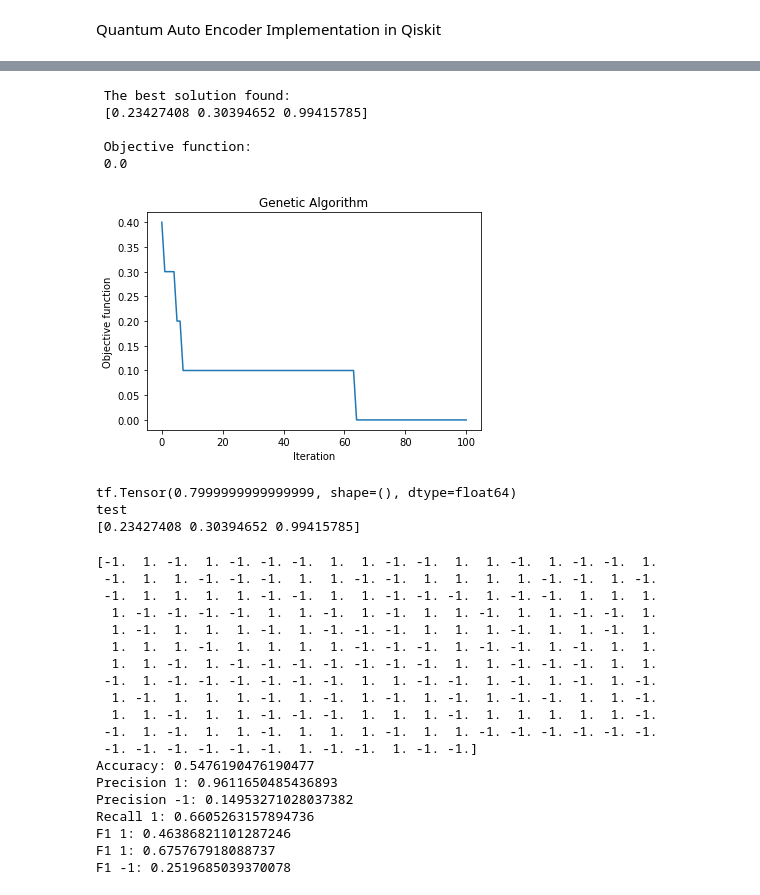
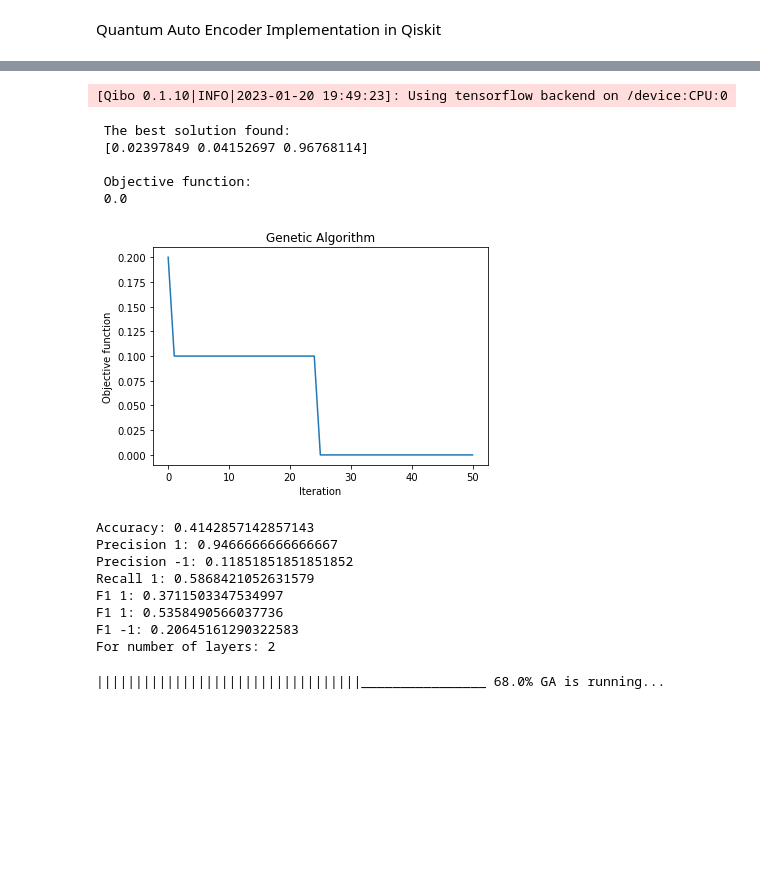
Before and after one commit to welremco/Group3QuantumOneClassSVMs, a Jupyter notebook: Algorithm1.ipynb, the cells around one changed output, grey strips where cells are left out. Drawn from its saved outputs; the diff is of its cells as text; code cells hidden in the pictures; blank space fills up the shorter version.

```diff
--- a/Algorithm1.ipynb
+++ b/Algorithm1.ipynb
@@ -746,7 +746,7 @@ def Quantum_Autoencoder_circuit(parameters, num_qubits, num_trash_qubits, layers
     return circuit
 
 #TODO
-def cost_hamiltonian(num_qubits, num_trash_qubits):
+def cost_hamiltonian(num_qubits, num_trash_qubits, outliers_fraction = 20/210):
     '''
     Hamiltonian for evaluating Hamming distance based Cost function
     '''
@@ -874,7 +874,7 @@ class VQOCC():
 
             sim = Aer.get_backend('aer_simulator')
             qobj = assemble(qc)
-            job = sim.run(qobj,shots=1024)
+            job = sim.run(qobj,shots=100)
             result = job.result()
             data = result.data()
             resulting_state = data['test2'].data
@@ -978,7 +978,7 @@ class VQOCC():
         algorithm_param = {'max_num_iteration': n_epochs,\
                            'population_size':100,\
                            'mutation_probability':0.1,\
-                           'elit_ratio': 0.01,\
+                           'elit_ratio': 0.1,\
                            'crossover_probability': 0.5,\
                            'parents_portion': 0.3,\
                            'crossover_type':'uniform',\
@@ -986,9 +986,9 @@ class VQOCC():
         model=ga(function=self.function,dimension=len(parameters),variable_type_mixed=vartype,
                  variable_boundaries=varbound, algorithm_parameters = algorithm_param)
         model.run()
-        print(self.function([0,1,1]))
-        print('test')
-        print(model.output_dict['variable'])
+#         print(self.function([0,1,1]))
+#         print('test')
+#         print(model.output_dict['variable'])
         self.parameters = model.output_dict['variable']
 #         self.circuit = circuit_copy
 
@@ -1017,7 +1017,7 @@ class VQOCC():
 
             sim = Aer.get_backend('aer_simulator')
             qobj = assemble(qc)
-            job = sim.run(qobj,shots=1024)
+            job = sim.run(qobj,shots=100)
             result = job.result()
             data = result.data()
             resulting_state = data['test2'].data
@@ -1035,7 +1035,7 @@ class VQOCC():
 #             if
         y_pred = np.around(y_pred)
         y_pred[y_pred == 0] = -1
-        print(y_pred)
+#         print(y_pred)
         print("Accuracy: {}".format(accuracy_score(y, y_pred)))
 
         print("Precision 1: {}".format(precision_score(y, y_pred, average='binary')))
@@ -1050,11 +1050,20 @@ class VQOCC():
         print("F1 1: {}".format(f1_score(y, y_pred, average='binary')))
         print("F1 -1: {}".format(f1_score(y, y_pred, pos_label=-1, average='binary')))
 # %%
+encodings = []
+dataset_count = 0
+outliers_fraction=20/210
 for X, y in dataset_list:
-    encoded_X, num_qubits = data_encoding(X, "FRQI")
-    vqocc = VQOCC(num_qubits=num_qubits,num_trash_qubits=1,layers=1)
-    vqocc.train(encoded_X, lr=0.1, n_epochs=100, batch_size=10, verbose_loss=True)
-    vqocc.test(encoded_X, y)
+    dataset_count = dataset_count + 1
+    print("For dataset: {}".format(dataset_count))
+    for l in range(1, 4):
+        print("For number of layers: {}".format(l))
+        encoded_X, num_qubits = data_encoding(X, "FRQI")
+        vqocc = VQOCC(num_qubits=num_qubits,num_trash_qubits=1,layers=l)
+        # Only input X with TRUE labels into VQC for training
+        train_X = encoded_X[:190]
+        vqocc.train(train_X, lr=0.1, n_epochs=50, batch_size=10, verbose_loss=True)
+        vqocc.test(encoded_X, y)
     break
 # loss_history = vqocc.train(encoded_X, lr=0.1, n_epochs=1, batch_size=10, verbose_loss=True)
 
@@ -1133,28 +1127,16 @@ for X, y in dataset_list:
- The best solution found:
- [0.23427408 0.30394652 0.99415785]
-
- Objective function:
- 0.0
+[Qibo 0.1.10|INFO|2023-01-20 19:49:23]: Using tensorflow backend on /device:CPU:0
+ The best solution found:
+ [0.02397849 0.04152697 0.96768114]
+
+ Objective function:
+ 0.0
-[figure, old version]
+[figure, new version]
-tf.Tensor(0.7999999999999999, shape=(), dtype=float64)
-test
-[0.23427408 0.30394652 0.99415785]
-[-1.  1. -1.  1. -1. -1. -1.  1.  1. -1. -1.  1.  1. -1.  1. -1. -1.  1.
- -1.  1.  1. -1. -1. -1.  1.  1. -1. -1.  1.  1.  1.  1. -1. -1.  1. -1.
- -1.  1.  1.  1.  1. -1. -1.  1.  1. -1. -1. -1.  1. -1. -1.  1.  1.  1.
-  1. -1. -1. -1. -1.  1.  1. -1.  1. -1.  1.  1. -1.  1.  1. -1. -1.  1.
-  1. -1.  1.  1.  1. -1.  1. -1. -1. -1.  1.  1.  1. -1.  1.  1. -1.  1.
-  1.  1.  1. -1.  1.  1.  1.  1. -1. -1. -1.  1. -1. -1.  1. -1.  1.  1.
-  1.  1. -1.  1. -1. -1. -1. -1. -1. -1. -1.  1.  1. -1. -1. -1.  1.  1.
- -1.  1. -1. -1. -1. -1. -1. -1.  1.  1. -1. -1.  1. -1.  1. -1.  1. -1.
-  1. -1.  1.  1.  1. -1.  1. -1.  1. -1.  1. -1.  1. -1. -1.  1.  1. -1.
-  1.  1. -1.  1.  1. -1. -1. -1.  1.  1.  1. -1.  1.  1.  1.  1.  1. -1.
- -1.  1. -1.  1.  1. -1.  1.  1.  1. -1.  1.  1. -1. -1. -1. -1. -1. -1.
- -1. -1. -1. -1. -1. -1.  1. -1. -1.  1. -1. -1.]
-Accuracy: 0.5476190476190477
-Precision 1: 0.9611650485436893
-Precision -1: 0.14953271028037382
-Recall 1: 0.6605263157894736
-F1 1: 0.46386821101287246
-F1 1: 0.675767918088737
-F1 -1: 0.2519685039370078
+Accuracy: 0.4142857142857143
+Precision 1: 0.9466666666666667
+Precision -1: 0.11851851851851852
+Recall 1: 0.5868421052631579
+F1 1: 0.3711503347534997
+F1 1: 0.5358490566037736
+F1 -1: 0.20645161290322583
+For number of layers: 2
+||||||||||||||||||||||||||||||||||________________ 68.0% GA is running...
```
Also changed, not shown: parts of 1 cell of this notebook.
